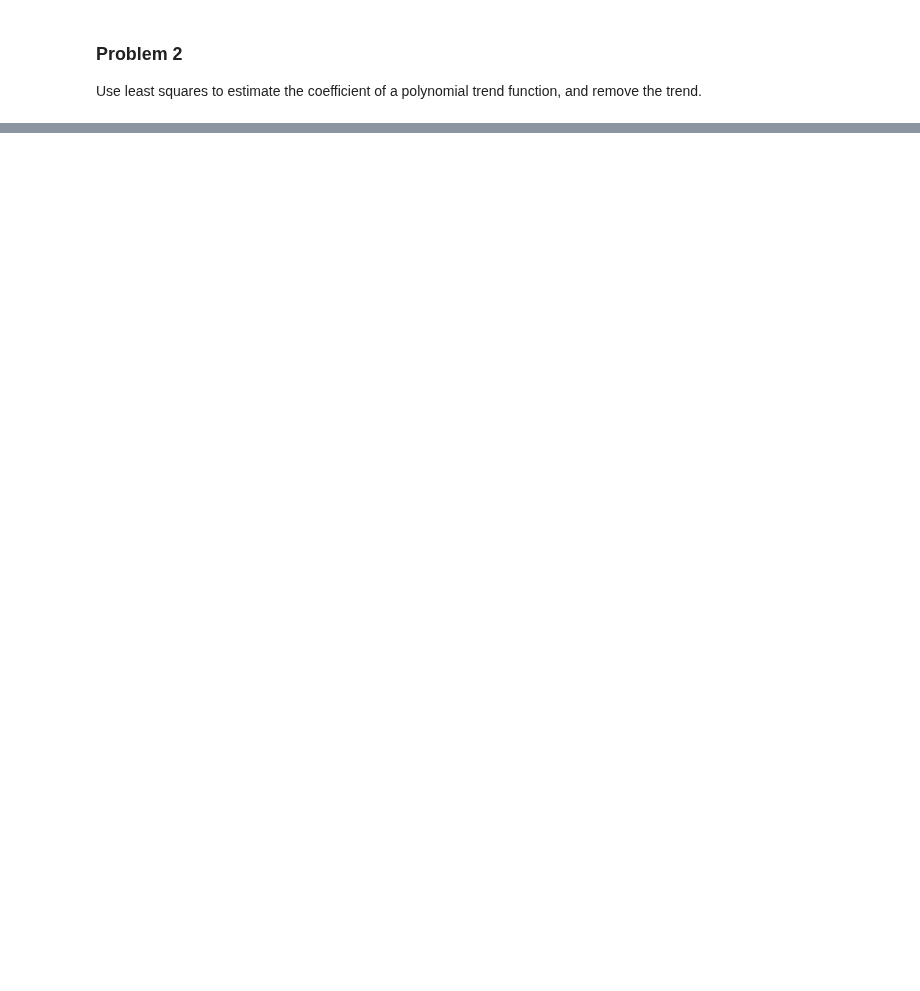
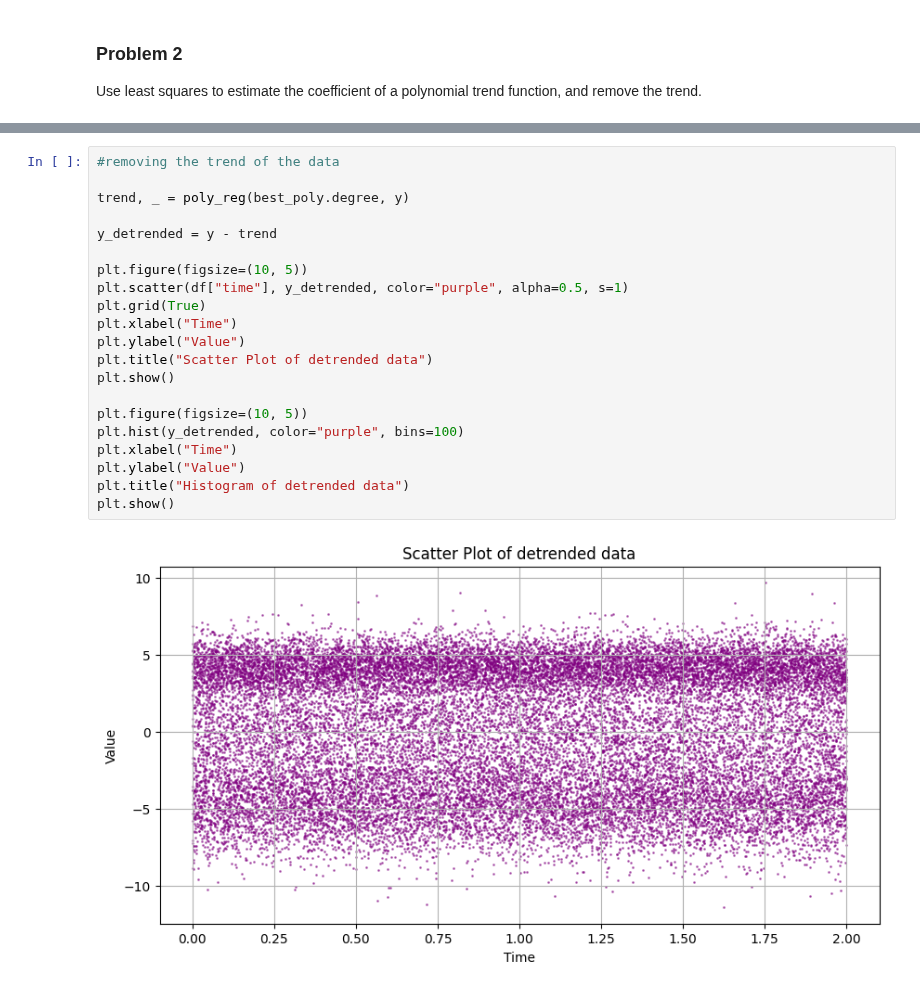
Before and after one commit to DaMole98/SPE-labs, a Jupyter notebook: HW-3/HW3.ipynb, the cells around one changed output, grey strips where cells are left out. Cells and saved outputs as stored; diff of their text form; blank space fills up the shorter version.

```diff
--- a/HW-3/HW3.ipynb
+++ b/HW-3/HW3.ipynb
@@ -34,0 +137,23 @@ MAX_DEGREE = 10
+# %%
+#removing the trend of the data
+
+trend, _ = poly_reg(best_poly.degree, y)
+
+y_detrended = y - trend
+
+plt.figure(figsize=(10, 5))
+plt.scatter(df["time"], y_detrended, color="purple", alpha=0.5, s=1)
+plt.grid(True)
+plt.xlabel("Time")
+plt.ylabel("Value")
+plt.title("Scatter Plot of detrended data")
+plt.show()
+
+plt.figure(figsize=(10, 5))
+plt.hist(y_detrended, color="purple", bins=100)
+plt.xlabel("Time")
+plt.ylabel("Value")
+plt.title("Histogram of detrended data")
+plt.show()
+# %% [output]
+[figure, added]
```
Also changed, not shown: parts of 9 cells of this notebook.
